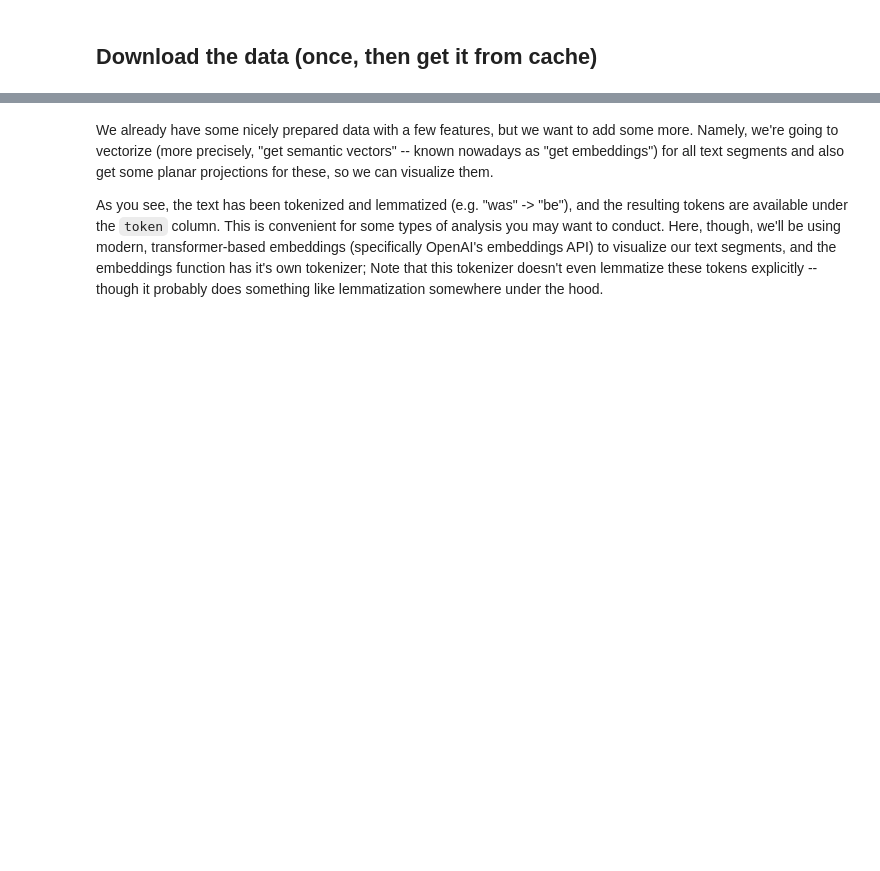
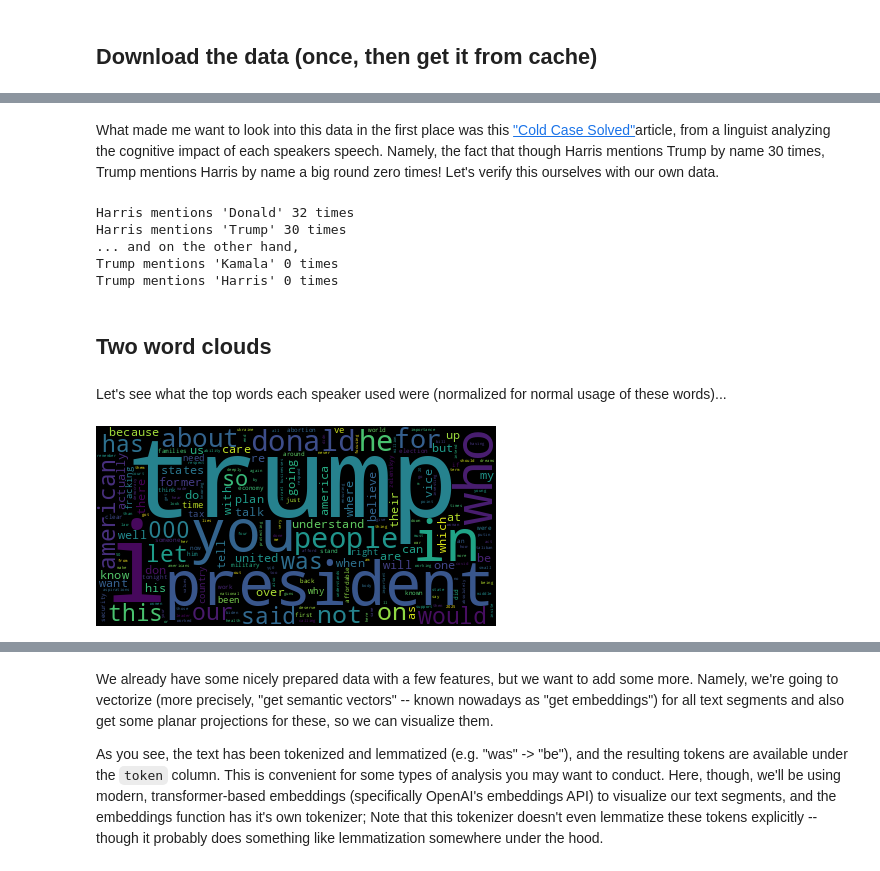
Before and after one commit to cosmograph-org/py_cosmograph, a Jupyter notebook: demos/harris_vs_trump_debate.ipynb, the cells around one changed output, grey strips where cells are left out. Saved outputs shown, nothing was run; the diff lists cells and outputs as text; code cells hidden in the pictures; blank space fills up the shorter version.

```diff
--- a/demos/harris_vs_trump_debate.ipynb
+++ b/demos/harris_vs_trump_debate.ipynb
@@ -73,0 +139,53 @@ Name: 0, dtype: object
+# %% [markdown]
+What made me want to look into this data in the first place was this ["Cold Case Solved"](https://medium.com/@alterfero/cold-case-solved-the-silent-38-0-victory-in-the-2024-debate-464053a5ecd9)article, from a linguist analyzing the cognitive impact of each speakers speech. Namely, the fact that though Harris mentions Trump by name 30 times, Trump mentions Harris by name a big round zero times! Let's verify this ourselves with our own data.
+# %%
+harris_text = ' '.join(data[data.speaker == 'KAMALA HARRIS'].text).lower()
+trump_text = ' '.join(data[data.speaker == 'DONALD TRUMP'].text).lower()
+
+print(f"Harris mentions 'Donald' {sum(word == 'donald' for word in harris_text.split())} times")
+print(f"Harris mentions 'Trump' {sum(word == 'trump' for word in harris_text.split())} times")
+print("... and on the other hand,")
+print(f"Trump mentions 'Kamala' {sum(word == 'kamala' for word in trump_text.split())} times")
+print(f"Trump mentions 'Harris' {sum(word == 'harris' for word in trump_text.split())} times")
+# %% [output]
+Harris mentions 'Donald' 32 times
+Harris mentions 'Trump' 30 times
+... and on the other hand,
+Trump mentions 'Kamala' 0 times
+Trump mentions 'Harris' 0 times
+# %% [markdown]
+## Two word clouds
+# %% [markdown]
+Let's see what the top words each speaker used were (normalized for normal usage of these words)...
+# %%
+# Note: You'll need the guise library to run this code,
+# but we'll provide a default value if you don't have it, so you can run these cells any way
+
+from contextlib import suppress
+
+# define an empty word_clouds dict to default to if the guise library is not installed
+word_clouds = {
+    'KAMALA HARRIS': None,
+    'DONALD TRUMP': None,
+}
+
+with suppress(ImportError, ModuleNotFoundError):
+    # If you don't have the guise library installed, you can install it with: `!pip install guise`
+    from guise import word_cloud_store, TFIDFCalculator, english_word_frequencies
+
+    text_store = {
+        'KAMALA HARRIS': harris_text,
+        'DONALD TRUMP': trump_text,
+    }
+
+    en_word_freq = english_word_frequencies()
+    words_to_weights = TFIDFCalculator(
+        reference_corpus=en_word_freq,
+        stopwords={'the', 'and', 'is', 'that', 'they', 'of', 'a', 'to', 'it', 'its', 's', 't', 'we', 'have', 'what'},
+        custom_idf=['trump', 'harris']  # words to put on equal footing (give it the same default idf weight, because the word "trump" is a common word as well as one of the speakers name
+    )
+    word_clouds = word_cloud_store(text_store, words_to_weights=words_to_weights)
+# %%
+word_clouds['KAMALA HARRIS']  # if you have the guise library installed, you'll see a word cloud here
+# %% [output]
+[figure, added]
```
Also changed, not shown: parts of 31 cells of this notebook, 6 other files.
